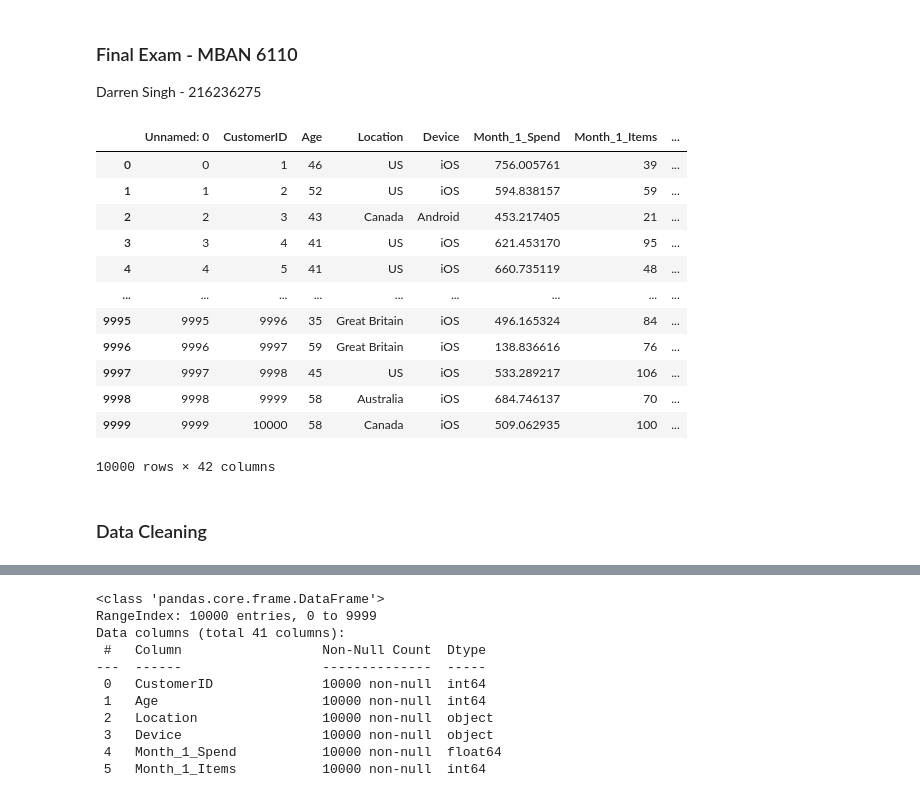
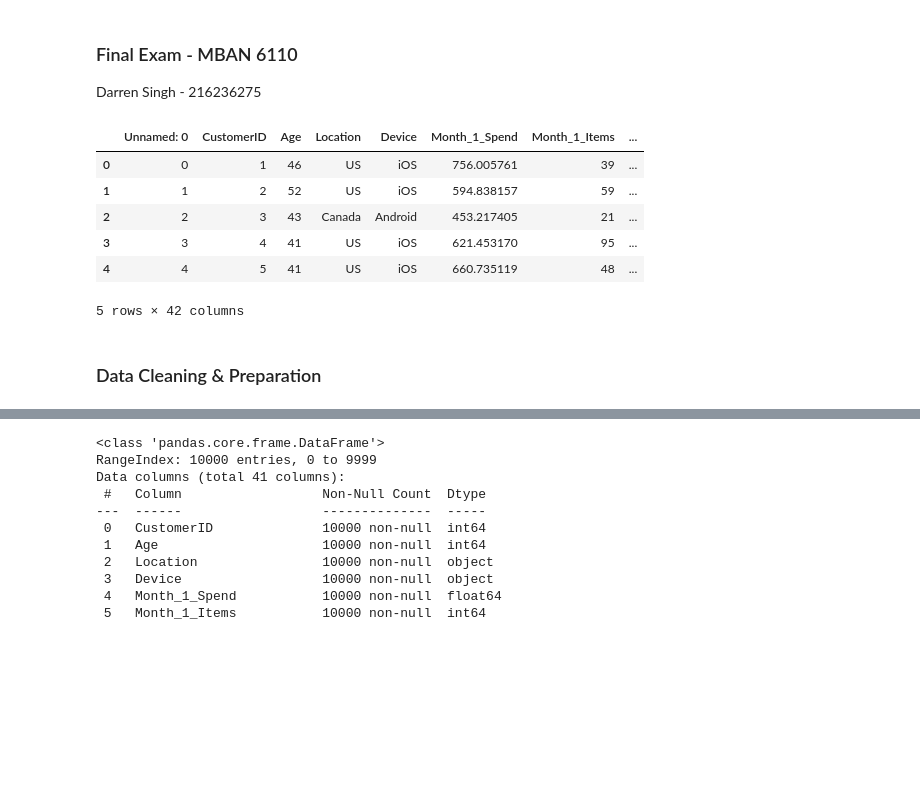
Before and after one commit to darrens2k/intro-to-data-science, a Jupyter notebook: final_exam.ipynb, the cells around one changed output, grey strips where cells are left out. Drawn from its saved outputs; the diff is of its cells as text; code cells hidden in the pictures; blank space fills up the shorter version.

```diff
--- a/final_exam.ipynb
+++ b/final_exam.ipynb
@@ -22,23 +22,17 @@ from sklearn.ensemble import RandomForestClassifier
 # %%
 # read in data
 data = pd.read_csv("C:\\Users\\darre\\Downloads\\churn_data.csv")
-data
+data.head()
 # %% [output]
 |  | Unnamed: 0 | CustomerID | Age | Location | Device | Month_1_Spend | Month_1_Items | ... |
 | 0 | 0 | 1 | 46 | US | iOS | 756.005761 | 39 | ... |
 | 1 | 1 | 2 | 52 | US | iOS | 594.838157 | 59 | ... |
 | 2 | 2 | 3 | 43 | Canada | Android | 453.217405 | 21 | ... |
 | 3 | 3 | 4 | 41 | US | iOS | 621.453170 | 95 | ... |
 | 4 | 4 | 5 | 41 | US | iOS | 660.735119 | 48 | ... |
-| ... | ... | ... | ... | ... | ... | ... | ... | ... |
-| 9995 | 9995 | 9996 | 35 | Great Britain | iOS | 496.165324 | 84 | ... |
-| 9996 | 9996 | 9997 | 59 | Great Britain | iOS | 138.836616 | 76 | ... |
-| 9997 | 9997 | 9998 | 45 | US | iOS | 533.289217 | 106 | ... |
-| 9998 | 9998 | 9999 | 58 | Australia | iOS | 684.746137 | 70 | ... |
-| 9999 | 9999 | 10000 | 58 | Canada | iOS | 509.062935 | 100 | ... |
-10000 rows × 42 columns
+5 rows × 42 columns
 # %% [markdown]
-### Data Cleaning
+### Data Cleaning & Preparation
 # %%
 # the un-named column is a repeat of the index, we can drop it since we don't need it
 # we already have customer ID that can be used as a unique identifier if need be
```
Also changed, not shown: parts of 1 cell of this notebook.
